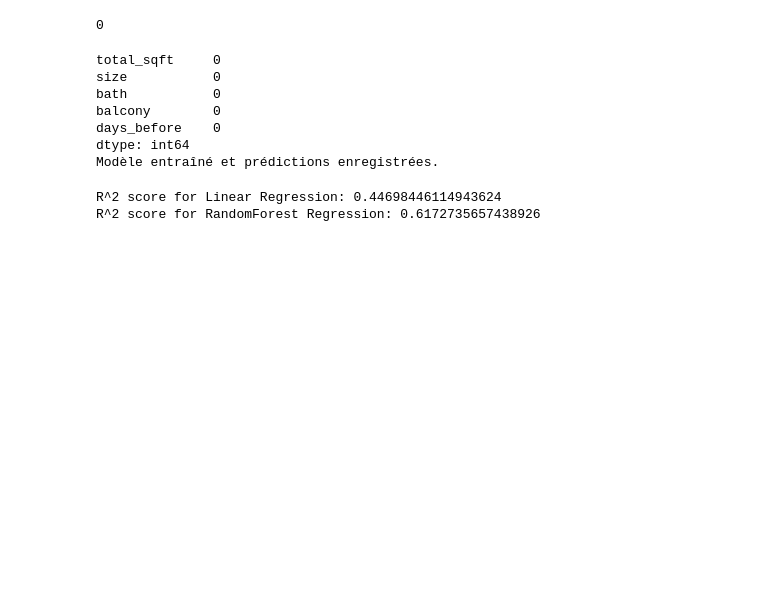
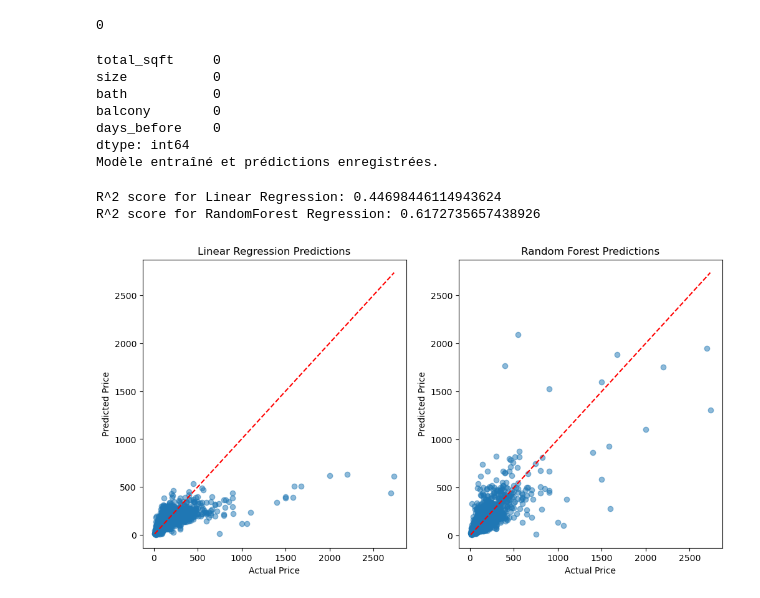
Before and after one commit to Ouchtech1/RegressionLineaire, a Jupyter notebook: projet/projet_IV/consignes.ipynb, the cells around one changed output. Cells and saved outputs as stored; diff of their text form; code cells hidden in the pictures; blank space fills up the shorter version.

Commit message:
visualisation de prediction

```diff
--- a/projet/projet_IV/consignes.ipynb
+++ b/projet/projet_IV/consignes.ipynb
@@ -597,3 +597,24 @@ print(f"R^2 score for RandomForest Regression: {r2_rf}")
 # %% [output]
 R^2 score for Linear Regression: 0.44698446114943624
 R^2 score for RandomForest Regression: 0.6172735657438926
+# %%
+import matplotlib.pyplot as plt
+
+plt.figure(figsize=(12, 6))
+plt.subplot(1, 2, 1)
+plt.scatter(df_test['price'], y_pred_test_with_dummies, alpha=0.5)
+plt.plot([df_test['price'].min(), df_test['price'].max()], [df_test['price'].min(), df_test['price'].max()], 'r--')
+plt.title('Linear Regression Predictions')
+plt.xlabel('Actual Price')
+plt.ylabel('Predicted Price')
+
+plt.subplot(1, 2, 2)
+plt.scatter(df_test['price'], y_pred_test_rf, alpha=0.5)
+plt.plot([df_test['price'].min(), df_test['price'].max()], [df_test['price'].min(), df_test['price'].max()], 'r--')
+plt.title('Random Forest Predictions')
+plt.xlabel('Actual Price')
+plt.ylabel('Predicted Price')
+
+plt.show()
+# %% [output]
+[figure, added]
```
